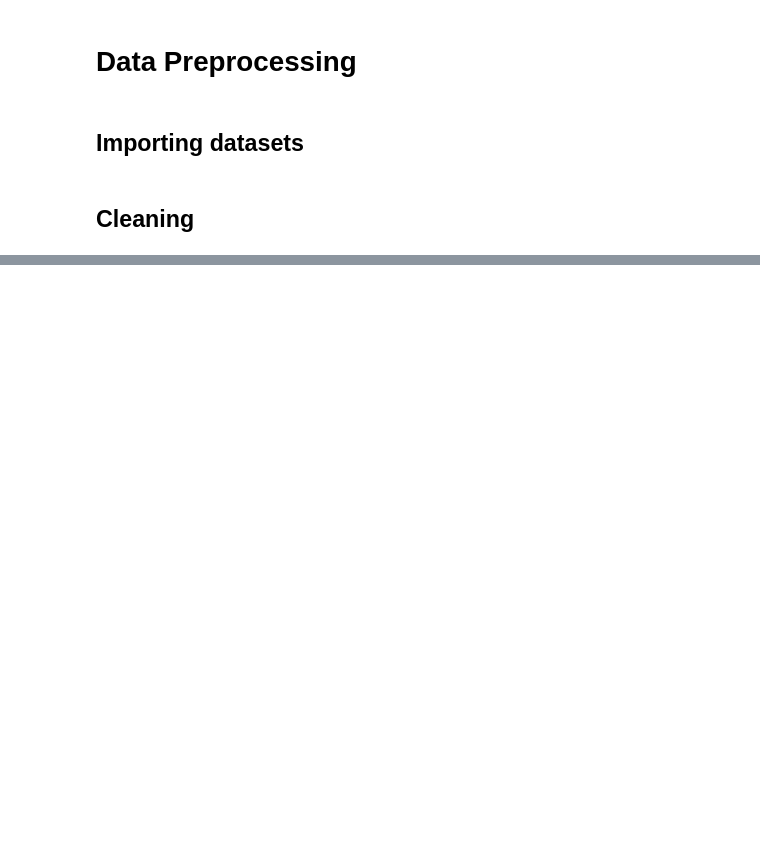
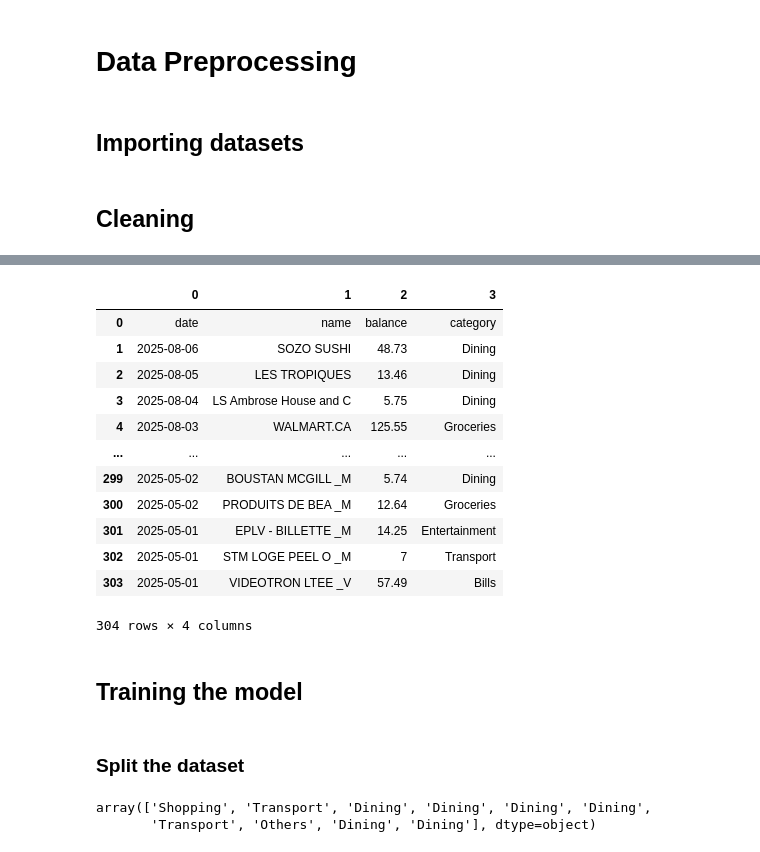
Before and after one commit to adja-camara/untitledproject, a Jupyter notebook: data_preprocessing.ipynb, the cells around one changed output, grey strips where cells are left out. Cells and saved outputs as stored; diff of their text form; code cells hidden in the pictures; blank space fills up the shorter version.

Commit message:
completed training model

```diff
--- a/data_preprocessing.ipynb
+++ b/data_preprocessing.ipynb
@@ -44,0 +105,20 @@ df_all
+# %%
+# df_all.to_csv("transactions_clean.csv", index=False) added categories to data via export to sheets
+df_cat = pd.read_csv("datasets/transactions_clean.csv", header=None)
+df_cat
+# %% [output]
+|  | 0 | 1 | 2 | 3 |
+| 0 | date | name | balance | category |
+| 1 | 2025-08-06 | SOZO SUSHI | 48.73 | Dining |
+| 2 | 2025-08-05 | LES TROPIQUES | 13.46 | Dining |
+| 3 | 2025-08-04 | LS Ambrose House and C | 5.75 | Dining |
+| 4 | 2025-08-03 | WALMART.CA | 125.55 | Groceries |
+| ... | ... | ... | ... | ... |
+| 299 | 2025-05-02 | BOUSTAN MCGILL _M | 5.74 | Dining |
+| 300 | 2025-05-02 | PRODUITS DE BEA _M | 12.64 | Groceries |
+| 301 | 2025-05-01 | EPLV - BILLETTE _M | 14.25 | Entertainment |
+| 302 | 2025-05-01 | STM LOGE PEEL O _M | 7 | Transport |
+| 303 | 2025-05-01 | VIDEOTRON LTEE _V | 57.49 | Bills |
+304 rows × 4 columns
+# %% [markdown]
+## Training the model
@@ -44,0 +130,2 @@ df_all
+# %% [markdown]
+### Split the dataset
@@ -44,0 +135,16 @@ df_all
+# %%
+# turning categories into numerical vectors
+vectorizer = TfidfVectorizer(stop_words="english")
+
+y = df_cat.iloc[:,3]
+X = vectorizer.fit_transform(df_cat.iloc[:, 1])
+X_train, X_test, y_train, y_test = train_test_split(X, y, test_size=0.2, random_state=42)
+
+model = LogisticRegression()
+model.fit(X_train, y_train)
+
+y_hat = model.predict(X_test)
+y_hat[:10]
+# %% [output]
+array(['Shopping', 'Transport', 'Dining', 'Dining', 'Dining', 'Dining',
+       'Transport', 'Others', 'Dining', 'Dining'], dtype=object)
```
Also changed, not shown: parts of 16 cells of this notebook, 1 other file.
